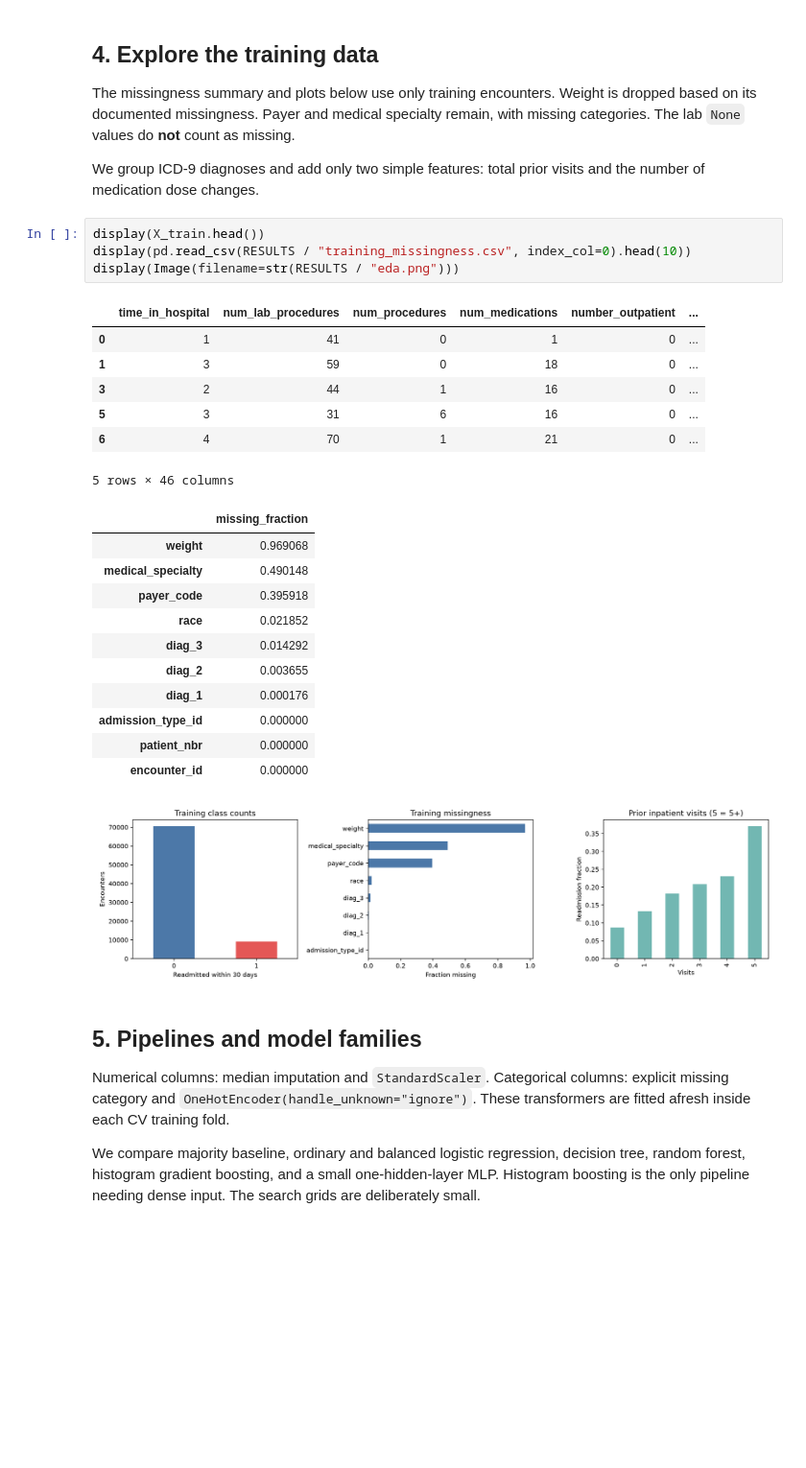
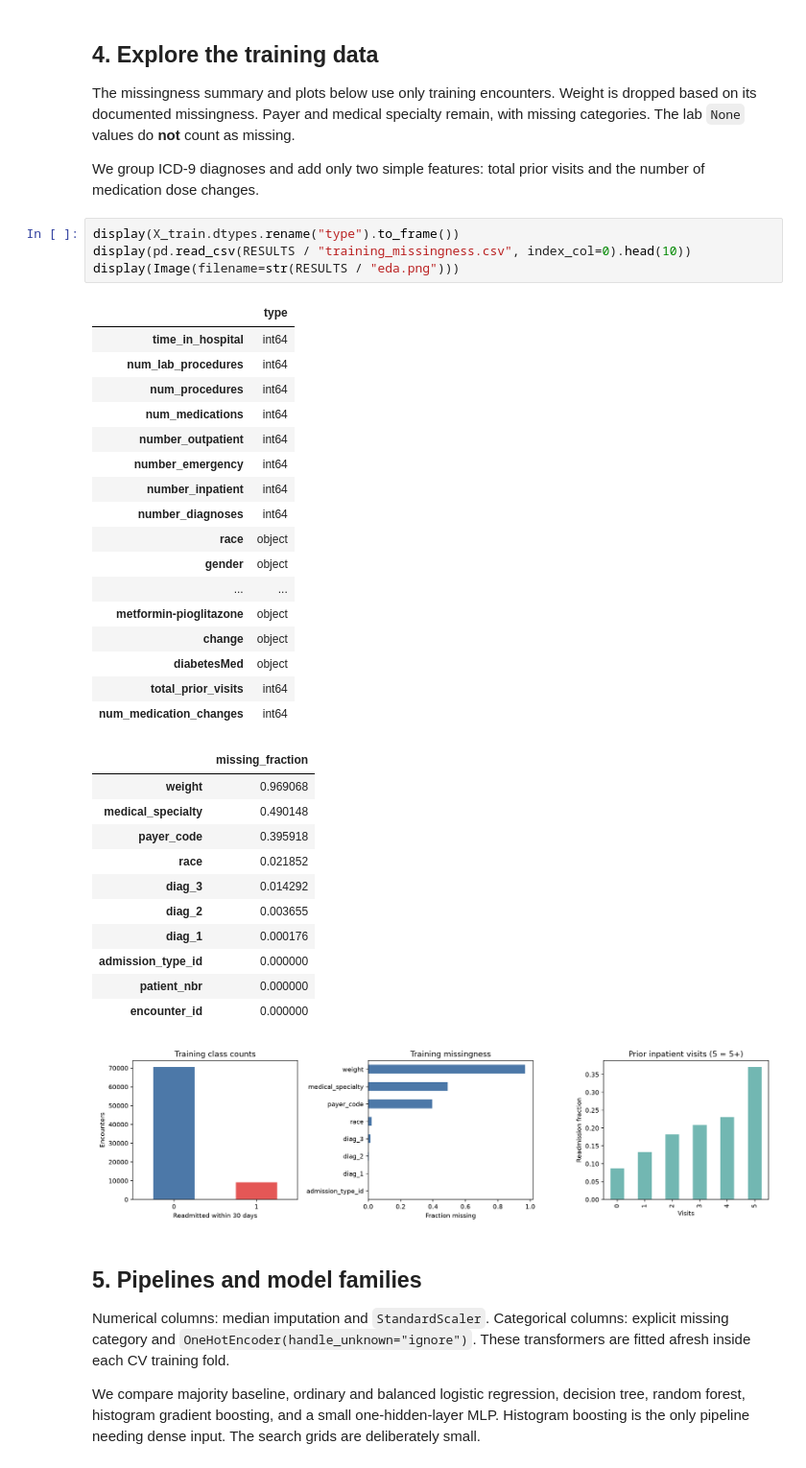
Before and after one commit to TheMohammadKhalil/diabetes-readmission-prediction, a Jupyter notebook: notebooks/readmission_project.ipynb, the cells around one changed output. Shown at 96% size. Cells and saved outputs as stored; diff of their text form; blank space fills up the shorter version.

```diff
--- a/notebooks/readmission_project.ipynb
+++ b/notebooks/readmission_project.ipynb
@@ -114,17 +114,27 @@ The missingness summary and plots below use only training encounters. Weight is
 
 We group ICD-9 diagnoses and add only two simple features: total prior visits and the number of medication dose changes.
 # %%
-display(X_train.head())
+display(X_train.dtypes.rename("type").to_frame())
 display(pd.read_csv(RESULTS / "training_missingness.csv", index_col=0).head(10))
 display(Image(filename=str(RESULTS / "eda.png")))
 # %% [output]
-|  | time_in_hospital | num_lab_procedures | num_procedures | num_medications | number_outpatient | ... |
-| 0 | 1 | 41 | 0 | 1 | 0 | ... |
-| 1 | 3 | 59 | 0 | 18 | 0 | ... |
-| 3 | 2 | 44 | 1 | 16 | 0 | ... |
-| 5 | 3 | 31 | 6 | 16 | 0 | ... |
-| 6 | 4 | 70 | 1 | 21 | 0 | ... |
+|  | type |
+| time_in_hospital | int64 |
+| num_lab_procedures | int64 |
+| num_procedures | int64 |
+| num_medications | int64 |
+| number_outpatient | int64 |
+| number_emergency | int64 |
+| number_inpatient | int64 |
+| number_diagnoses | int64 |
+| race | object |
+| gender | object |
+| ... | ... |
+| metformin-pioglitazone | object |
+| change | object |
+| diabetesMed | object |
+| total_prior_visits | int64 |
+| num_medication_changes | int64 |
-5 rows × 46 columns
 |  | missing_fraction |
 | weight | 0.969068 |
 | medical_specialty | 0.490148 |
```
Also changed, not shown: parts of 3 cells of this notebook, 20 other files.
